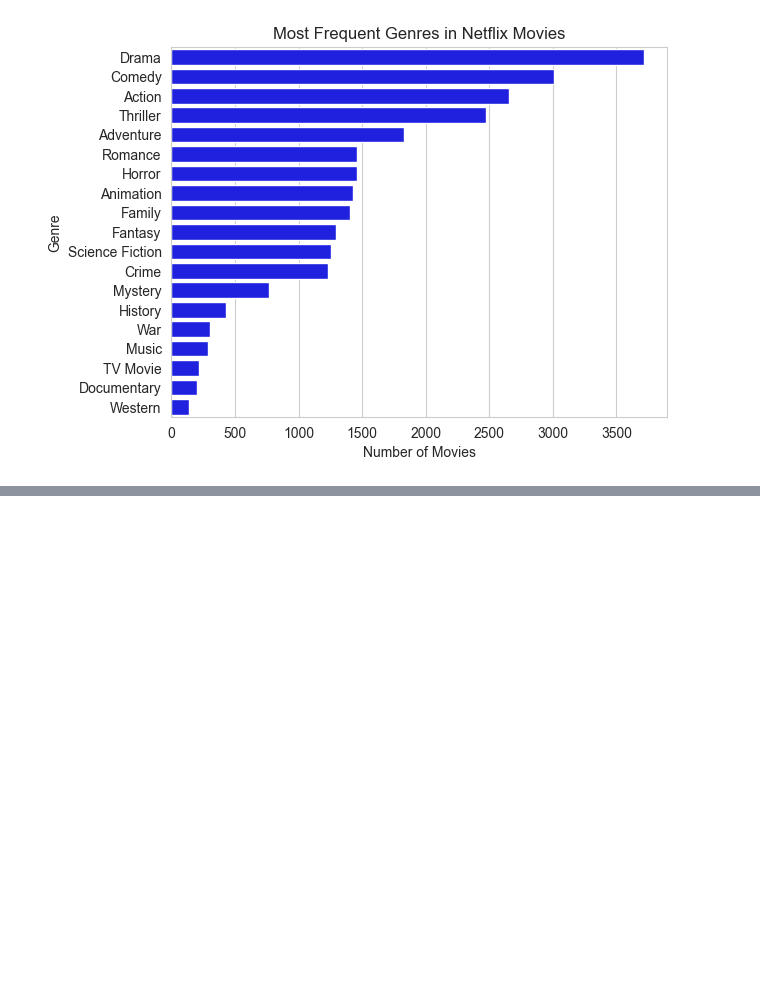
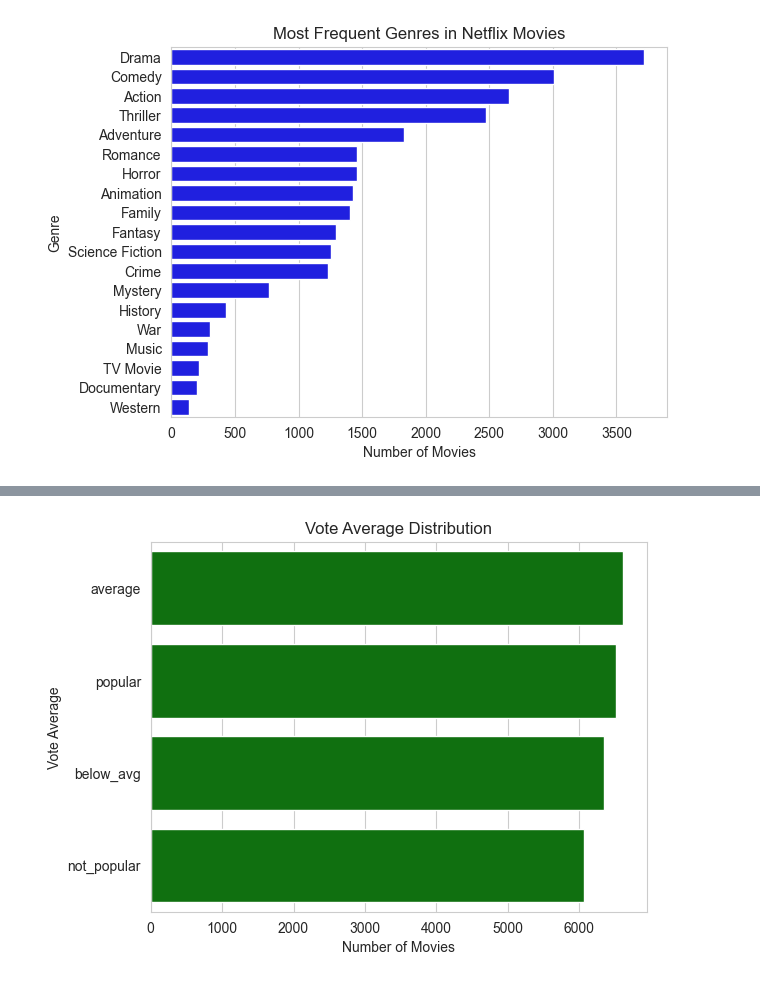
Before and after one commit to mohsinkhan60/data_science, a Jupyter notebook: movie_data_analysis.ipynb, the cells around one changed output, grey strips where cells are left out. Saved outputs shown, nothing was run; the diff lists cells and outputs as text; code cells hidden in the pictures; blank space fills up the shorter version.

```diff
--- a/movie_data_analysis.ipynb
+++ b/movie_data_analysis.ipynb
@@ -236,0 +248,8 @@ plt.show()
+# %%
+sns.countplot(y='Vote_Average', data=df, order=df['Vote_Average'].value_counts().index, color='green')
+plt.title('Vote Average Distribution')
+plt.xlabel('Number of Movies')
+plt.ylabel('Vote Average')
+plt.show()
+# %% [output]
+[figure, added]
```
Also changed, not shown: parts of 2 cells of this notebook.
